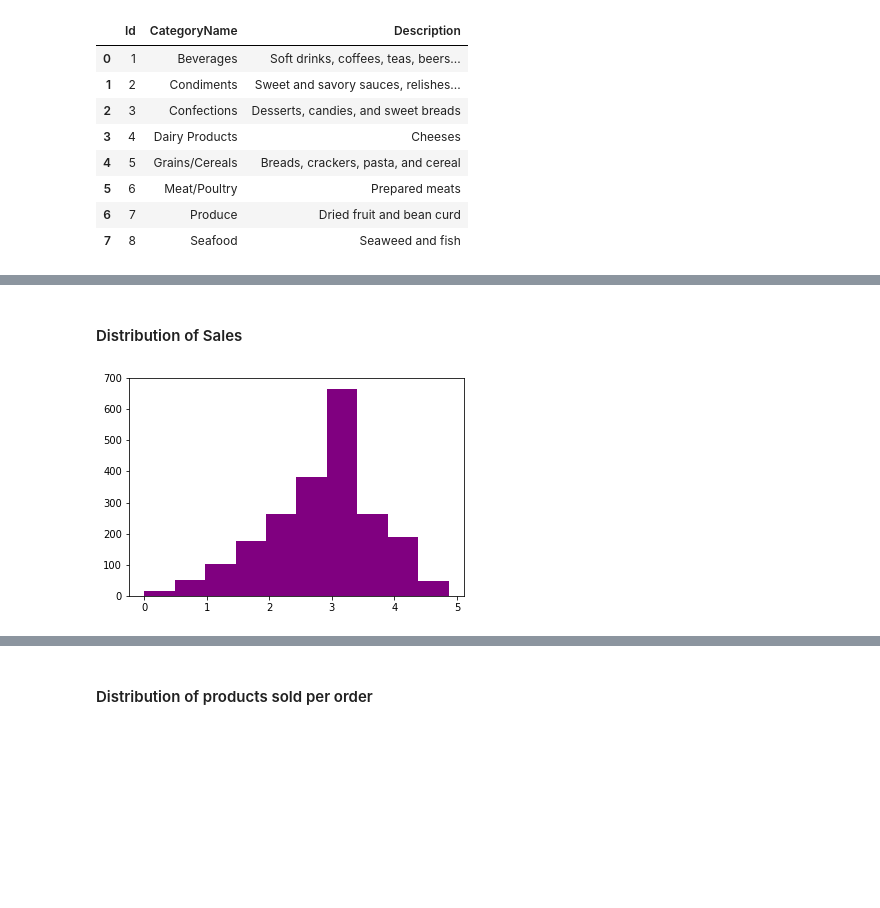
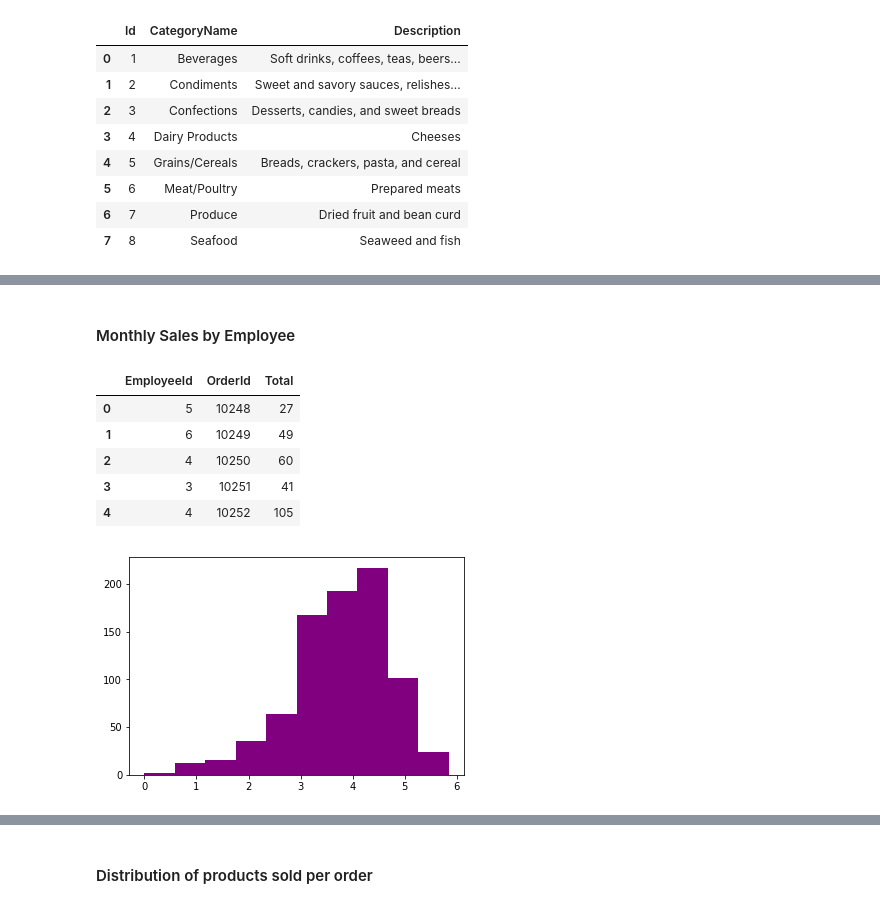
Before and after one commit to MagicMilly/dsc-2-final-project-online-ds-ft-100118, a Jupyter notebook: student.ipynb, the cells around one changed output, grey strips where cells are left out. Drawn from its saved outputs; the diff is of its cells as text; code cells hidden in the pictures; blank space fills up the shorter version.

```diff
--- a/student.ipynb
+++ b/student.ipynb
@@ -436,7 +436,16 @@ employee_sales_df.describe()
-# %% [markdown]
-#### Distribution of Sales
+# %% [markdown]
+#### Monthly Sales by Employee
+# %%
+monthly_sales_by_employee = pd.read_sql_query('SELECT EmployeeId, ')
+# %% [output]
+|  | EmployeeId | OrderId | Total |
+| 0 | 5 | 10248 | 27 |
+| 1 | 6 | 10249 | 49 |
+| 2 | 4 | 10250 | 60 |
+| 3 | 3 | 10251 | 41 |
+| 4 | 4 | 10252 | 105 |
 # %%
-plt.hist(np.log(employee_sales_df.Quantity), color='purple');
+plt.hist(np.log(total_sales_df.Total), color='purple');
 # %% [output]
-[figure, old version]
+[figure, new version]
 # %%
```
Also changed, not shown: parts of 42 cells of this notebook.
